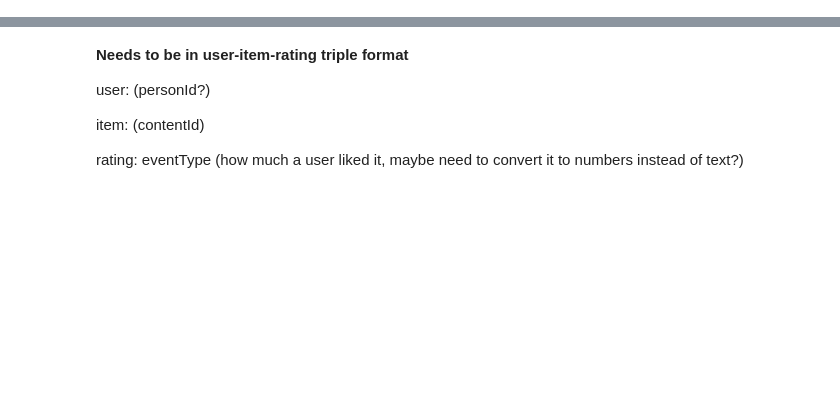
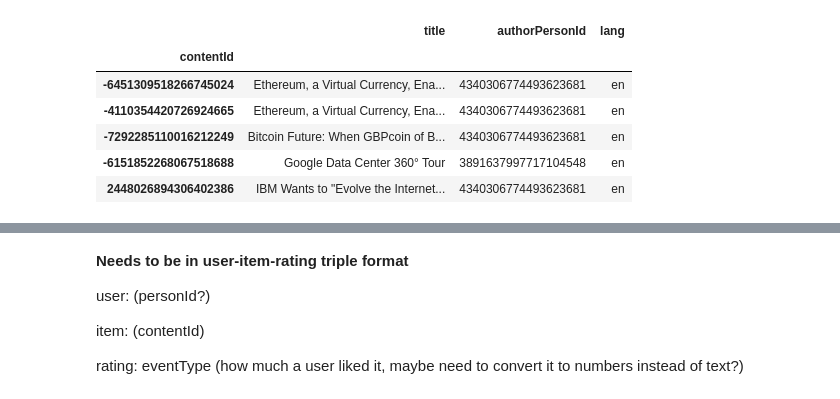
Before and after one commit to walkersc6/Recommendations-Homework, a Jupyter notebook: collaborative.ipynb, the cells around one changed output, grey strips where cells are left out. Cells and saved outputs as stored; diff of their text form; code cells hidden in the pictures; blank space fills up the shorter version.

```diff
--- a/collaborative.ipynb
+++ b/collaborative.ipynb
@@ -15,3 +16,15 @@ articles_df.head()
+# %%
+keep_columns = [ 'title', 'authorPersonId', 'lang']
+filter_article_df = articles_df[keep_columns]
+filter_article_df.head()
+# %% [output]
+|  | title | authorPersonId | lang |
+| contentId |  |  |  |
+| -6451309518266745024 | Ethereum, a Virtual Currency, Ena... | 4340306774493623681 | en |
+| -4110354420726924665 | Ethereum, a Virtual Currency, Ena... | 4340306774493623681 | en |
+| -7292285110016212249 | Bitcoin Future: When GBPcoin of B... | 4340306774493623681 | en |
+| -6151852268067518688 | Google Data Center 360° Tour | 3891637997717104548 | en |
+| 2448026894306402386 | IBM Wants to "Evolve the Internet... | 4340306774493623681 | en |
 # %%
 user_df.head()
 # %% [output]
```
Also changed, not shown: parts of 17 cells of this notebook, 1 other file.
